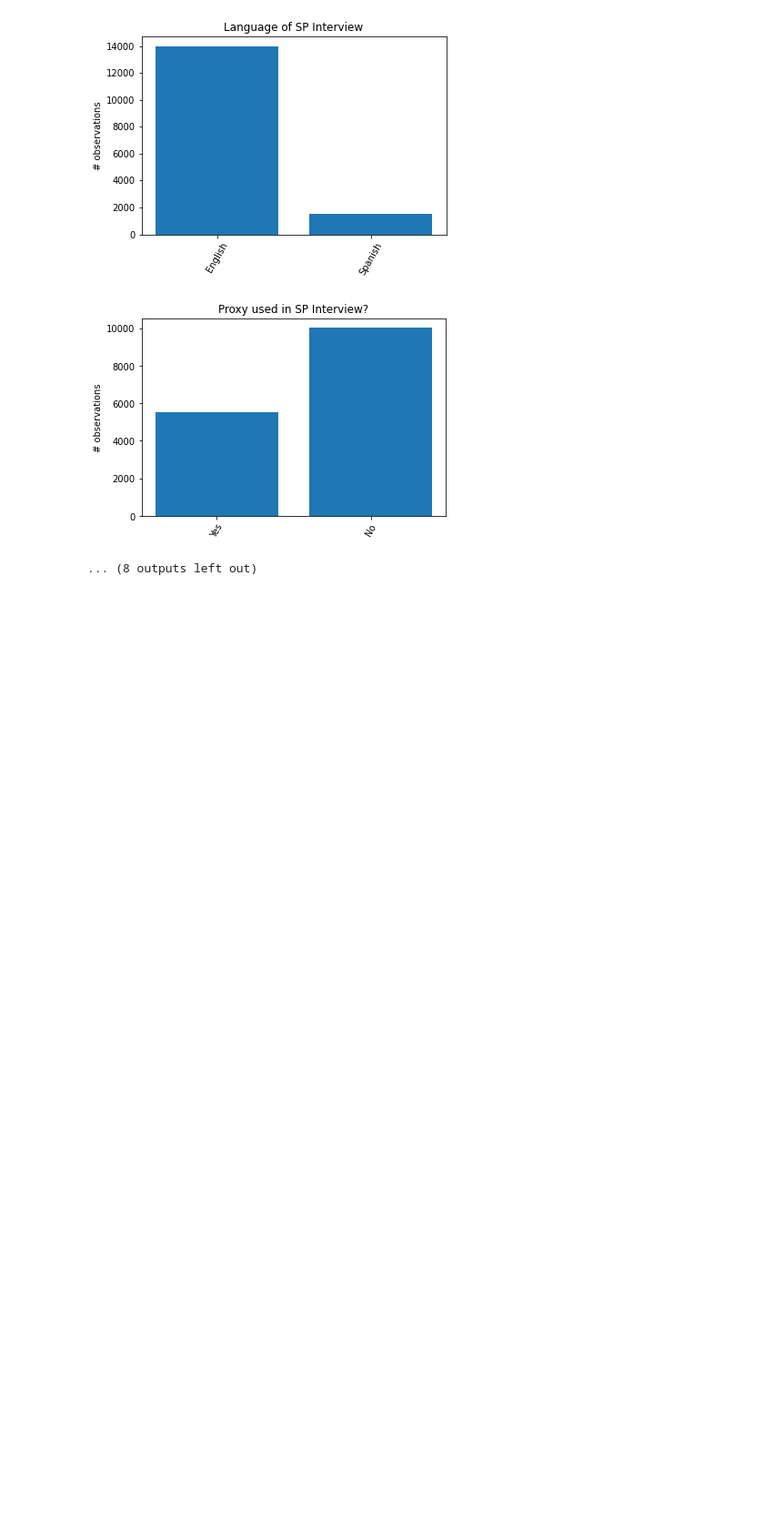
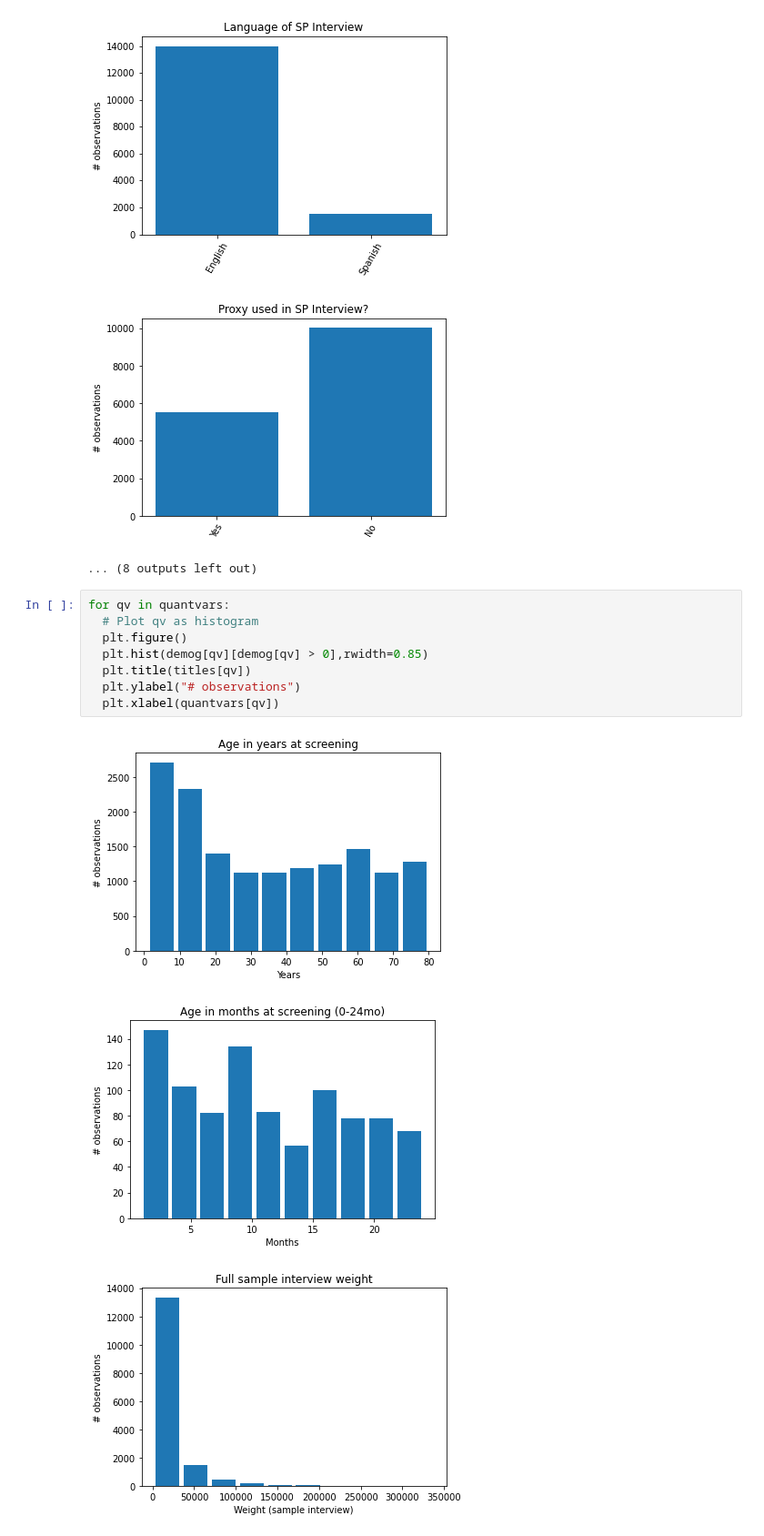
Before and after one commit to NeuroDataDesign/ProgLearn_2021-2022, a Jupyter notebook: Tiffany_Chu/NHANES_Data/nhanes_demog.ipynb, the cells around one changed output. Shown at 91% size. Cells and saved outputs as stored; diff of their text form; blank space fills up the shorter version.

Commit message:
Update demographics

```diff
--- a/Tiffany_Chu/NHANES_Data/nhanes_demog.ipynb
+++ b/Tiffany_Chu/NHANES_Data/nhanes_demog.ipynb
@@ -128,3 +128,15 @@ for cv in catvars:
 [figure]
 [figure]
 ... (8 outputs left out)
+# %%
+for qv in quantvars:
+  # Plot qv as histogram
+  plt.figure()
+  plt.hist(demog[qv][demog[qv] > 0],rwidth=0.85)
+  plt.title(titles[qv])
+  plt.ylabel("# observations")
+  plt.xlabel(quantvars[qv])
+# %% [output]
+[figure, added]
+[figure, added]
+[figure, added]
```
Also changed, not shown: parts of 1 cell of this notebook.
